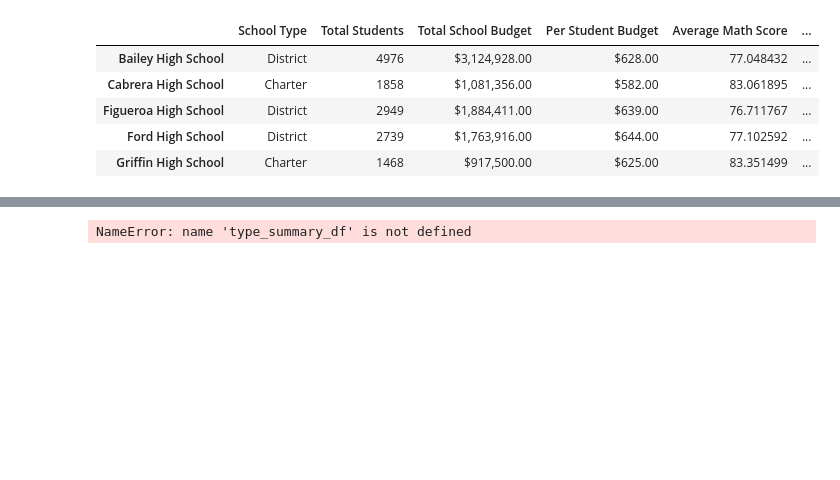
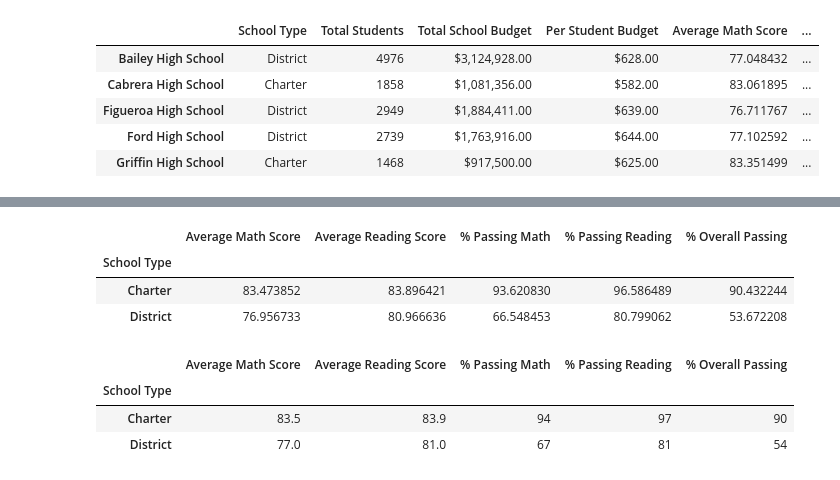
Before and after one commit to aamotz001/School_District_Analysis, a Jupyter notebook: PyCitySchools.ipynb, the cells around one changed output, grey strips where cells are left out. Drawn from its saved outputs; the diff is of its cells as text; code cells hidden in the pictures; blank space fills up the shorter version.

```diff
--- a/PyCitySchools.ipynb
+++ b/PyCitySchools.ipynb
@@ -0,0 +1,22 @@
+# %%
+# Dependencies and Setup
+import pandas as pd
+
+# File to Load (Remember to change the path if needed.)
+school_data_to_load = "Resources/schools_complete.csv"
+student_data_to_load = "Resources/students_complete.csv"
+
+# Read the School Data and Student Data and store into a Pandas DataFrame
+school_data_df = pd.read_csv(school_data_to_load)
+student_data_df = pd.read_csv(student_data_to_load)
+
+# Cleaning Student Names and Replacing Substrings in a Python String
+# Add each prefix and suffix to remove to a list.
+prefixes_suffixes = ["Dr. ", "Mr. ","Ms. ", "Mrs. ", "Miss ", " MD", " DDS", " DVM", " PhD"]
+
+# Iterate through the words in the "prefixes_suffixes" list and replace them with an empty space, "".
+for word in prefixes_suffixes:
+    student_data_df["student_name"] = student_data_df["student_name"].str.replace(word,"")
+
+# Check names.
+student_data_df.head(10)
@@ -1202,6 +1236,21 @@ type_passing_math = per_school_summary_df.groupby(["School Type"]).mean()["% Pas
 type_passing_reading = per_school_summary_df.groupby(["School Type"]).mean()["% Passing Reading"]
 
 type_overall_passing = per_school_summary_df.groupby(["School Type"]).mean()["% Overall Passing"]
+# %%
+# Assemble into DataFrame.
+type_summary_df = pd.DataFrame({
+          "Average Math Score" : type_math_scores,
+          "Average Reading Score": type_reading_scores,
+          "% Passing Math": type_passing_math,
+          "% Passing Reading": type_passing_reading,
+          "% Overall Passing": type_overall_passing})
+
+type_summary_df
+# %% [output]
+|  | Average Math Score | Average Reading Score | % Passing Math | % Passing Reading | % Overall Passing |
+| School Type |  |  |  |  |  |
+| Charter | 83.473852 | 83.896421 | 93.620830 | 96.586489 | 90.432244 |
+| District | 76.956733 | 80.966636 | 66.548453 | 80.799062 | 53.672208 |
 # %%
 # Formatting
 type_summary_df["Average Math Score"] = type_summary_df["Average Math Score"].map("{:.1f}".format)
@@ -1216,4 +1265,7 @@ type_summary_df["% Overall Passing"] = type_summary_df["% Overall Passing"].map(
 
 type_summary_df
 # %% [output]
-NameError: name 'type_summary_df' is not defined
+|  | Average Math Score | Average Reading Score | % Passing Math | % Passing Reading | % Overall Passing |
+| School Type |  |  |  |  |  |
+| Charter | 83.5 | 83.9 | 94 | 97 | 90 |
+| District | 77.0 | 81.0 | 67 | 81 | 54 |
```
Also changed, not shown: parts of 1 cell of this notebook, 2 other files.
